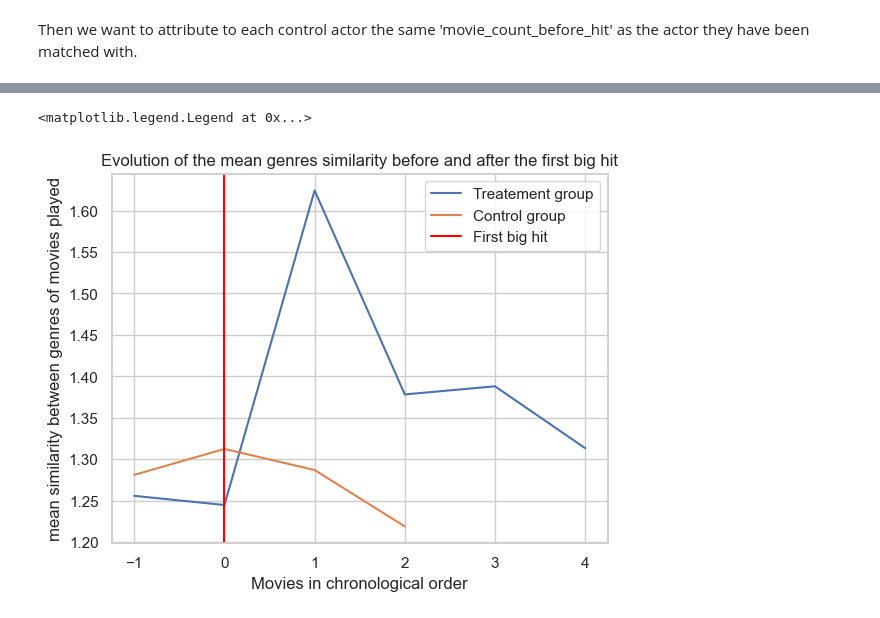
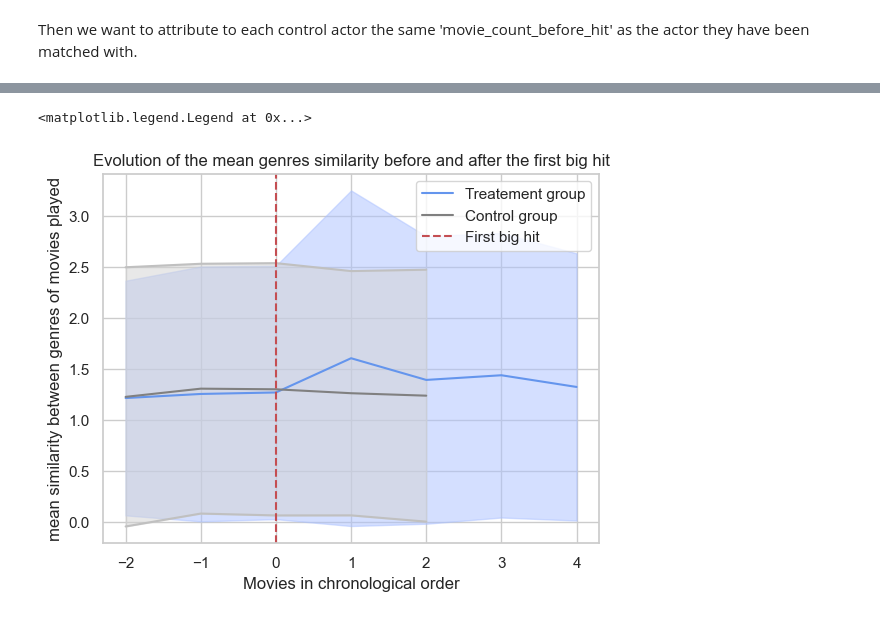
Before and after one commit to epfl-ada/ada-2023-project-pinacolada23, a Jupyter notebook: observational_study.ipynb, the cells around one changed output, grey strips where cells are left out. Drawn from its saved outputs; the diff is of its cells as text; code cells hidden in the pictures.

```diff
--- a/observational_study.ipynb
+++ b/observational_study.ipynb
@@ -192,6 +188,6 @@ We want compare the before/after big-hit career of actors in the treatment group
 First we want to use the matched dataframe to create a new column on our working dataframe. This column will contain, for each actor, the name of the actor that has been matched with them.
 # %%
 # Keep only interesting columns for subsequent analysis
-col = ['movieID', 'name_movie', 'releaseDate', 'genres',  'revenue', 'success', 'is_big_hit', 'name_actor',
+col = ['movieID', 'name_movie', 'releaseDate', 'genres',  'revenue', 'success', 'averageRating', 'is_big_hit', 'name_actor',
        'birth', 'big_hit_actor', 'movie_count_before_hit']
 df_career_analysis = df_movies_balanced[col].copy()
@@ -291,0 +288,8 @@ df_career_analysis = df_career_analysis.drop(labels='parsed_genres', axis=1)
+# %%
+# Function to compute the similarity between two bag of words
+def dotproduct_similarity(c1, c2):
+    # This function simply retruns the dotproduct between the two bag of words (i.e. counts the number of words that are the same)
+    all_genres = set(c1).union(c2)
+    dotproduct = sum(c1.get(g, 0) * c2.get(g, 0) for g in all_genres)
+
+    return dotproduct
@@ -292 +306,4 @@ df_career_analysis = df_career_analysis.drop(labels='parsed_genres', axis=1)
+# %%
+# TODO find how to deal with genres = {} (empty) e.g. with Seth MacFarlane
+df_career_analysis = df_career_analysis[~(df_career_analysis.name_actor == 'Seth MacFarlane')]
 # %%
@@ -312,32 +370,34 @@ df_career_analysis['similarity'] = grp.apply(lambda x: x.apply(
 # Get the mean among all actors of mean similarity for each year n
 treat = df_career_analysis[df_career_analysis.big_hit_actor]
 ctrl = df_career_analysis[~df_career_analysis.big_hit_actor]
-to_plot_treat = treat.groupby('n').similarity.mean()
-to_plot_ctrl = ctrl.groupby('n').similarity.mean()
-
-std_treat = treat.groupby('n')['similarity'].std()
-std_ctrl = ctrl.groupby('n')['similarity'].std()
 
 # Get the number of actors we have for each year n
-nb_of_actors_for_n_treat = treat.groupby('n')['similarity'].count()
-nb_of_actors_for_n_ctrl = ctrl.groupby('n')['similarity'].count()
+nb_of_actors_for_n_treat = treat.groupby('n')['name_actor'].count()
+nb_of_actors_for_n_ctrl = ctrl.groupby('n')['name_actor'].count()
 
 # Define the indexes we will keep where the number obf actors is representative enough (how much is representative enough?? 800? 1000?)
 to_plot_indexes_treat = nb_of_actors_for_n_treat[nb_of_actors_for_n_treat.values>=1000].index
 to_plot_indexes_ctrl = nb_of_actors_for_n_ctrl[nb_of_actors_for_n_ctrl.values>=1000].index
-
-to_plot_treat = to_plot_treat[to_plot_indexes_treat]
-to_plot_ctrl = to_plot_ctrl[to_plot_indexes_ctrl]
 # %%
-plt.plot(to_plot_treat, label = 'Treatement group')
-plt.plot(to_plot_ctrl, label = 'Control group')
-#plt.plot(to_plot+std, color='green')
-#plt.plot(to_plot-std, color='green')
-plt.axvline(0, color='red', label='First big hit')
+to_plot_treat = treat.groupby('n').similarity_prev_movie.mean()[to_plot_indexes_treat].astype(float)
+to_plot_ctrl = ctrl.groupby('n').similarity_prev_movie.mean()[to_plot_indexes_ctrl].astype(float)
+
+std_treat = treat.groupby('n')['similarity_prev_movie'].std()[to_plot_indexes_treat]
+std_ctrl = ctrl.groupby('n')['similarity_prev_movie'].std()[to_plot_indexes_ctrl]
+
+plt.fill_between(to_plot_treat.index, to_plot_treat-std_treat, to_plot_treat+std_treat, alpha = 0.5, color = (0.67, 0.757, 1))
+plt.fill_between(to_plot_ctrl.index, to_plot_ctrl - std_ctrl, to_plot_ctrl + std_ctrl, alpha = 0.5, color =  'lightgrey')
+plt.plot((to_plot_ctrl - std_ctrl), color='silver')
+plt.plot((to_plot_ctrl + std_ctrl), color='silver')
+
+plt.plot(to_plot_treat, label = 'Treatement group', color='cornflowerblue')
+plt.plot(to_plot_ctrl, label = 'Control group', color='grey')
+
+plt.axvline(0, color='r', label='First big hit', linestyle ='--')
 plt.title('Evolution of the mean genres similarity before and after the first big hit')
 plt.xlabel('Movies in chronological order')
 plt.ylabel('mean similarity between genres of movies played')
 plt.legend()
 # %% [output]
 <matplotlib.legend.Legend at 0x...>
-[figure, old version]
+[figure, new version]
```
Also changed, not shown: parts of 30 cells of this notebook, 1 other file.
